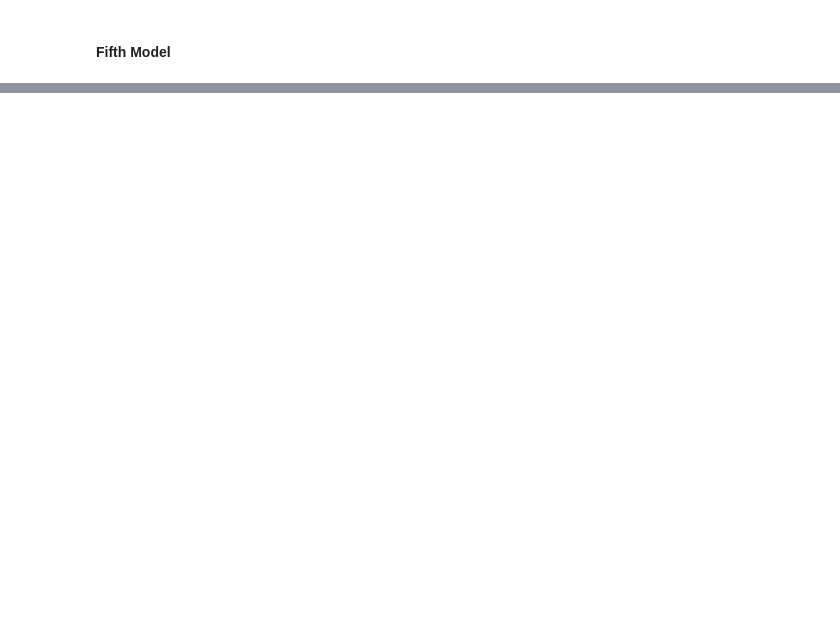
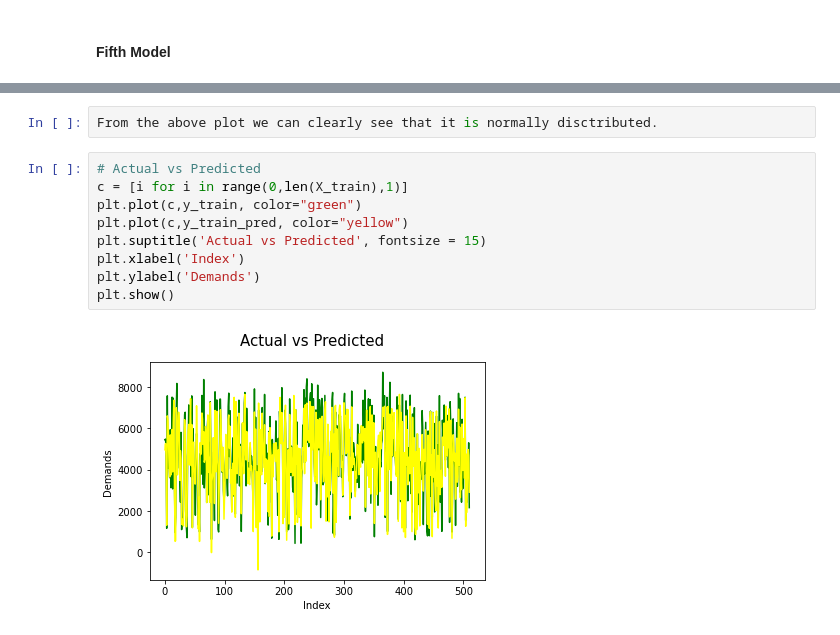
Before and after one commit to deepakpandey08/Bike_Sharing_Model, a Jupyter notebook: bikesharing.ipynb, the cells around one changed output, grey strips where cells are left out. Saved outputs shown, nothing was run; the diff lists cells and outputs as text; blank space fills up the shorter version.

```diff
--- a/bikesharing.ipynb
+++ b/bikesharing.ipynb
@@ -429,0 +618,13 @@ Covariance Type:            nonrobust
+# %%
+From the above plot we can clearly see that it is normally disctributed.
+# %%
+# Actual vs Predicted
+c = [i for i in range(0,len(X_train),1)]
+plt.plot(c,y_train, color="green")
+plt.plot(c,y_train_pred, color="yellow")
+plt.suptitle('Actual vs Predicted', fontsize = 15)
+plt.xlabel('Index')
+plt.ylabel('Demands')
+plt.show()
+# %% [output]
+[figure, added]
```
Also changed, not shown: parts of 23 cells of this notebook, 1 other file.
